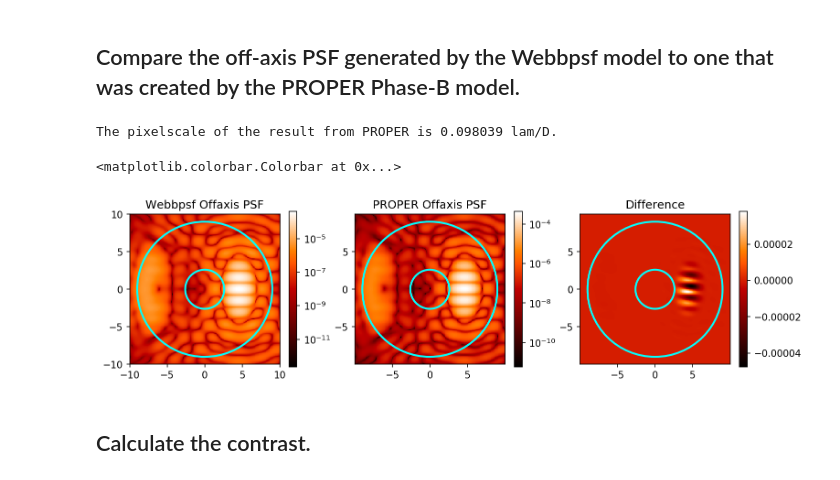
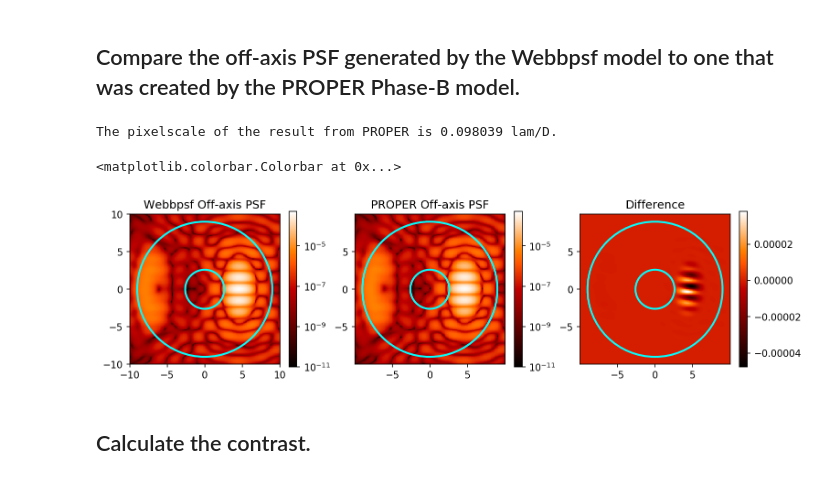
Before and after one commit to spacetelescope/webbpsf, a Jupyter notebook: notebooks/RomanCGI_F730_tests.ipynb, the cells around one changed output. Drawn from its saved outputs; the diff is of its cells as text; code cells hidden in the pictures.

```diff
--- a/notebooks/Roman_F730_tests.ipynb
+++ b/notebooks/RomanCGI_F730_tests.ipynb
@@ -50,19 +38,0 @@ plt.imshow(f730spm_data)
-# %%
-# Next is the FPM file for which the pixel scale must be calculated first based on lambda/D information
-lamc = 730e-9*u.m
-D = 2.3631*u.m
-lamD730 = lamc/D
-mas_per_lamD = lamc * 360.0 * 3600.0 / (2 * np.pi * D) * 1000    # mas per lambda0/D
-as_per_lamD = lamc * 360.0 * 3600.0 / (2 * np.pi * D)    # as per lambda0/D
-f730fpm_pxscl = (lamD730/100*u.radian).to(u.arcsecond)
-print(f730fpm_pxscl, f730fpm_pxscl.value/as_per_lamD)
-
-f730fpm_fname = f730dir/'FPM_res100_SPC-20190130.fits'
-f730fpm = fits.open(f730fpm_fname, mode='update')
-
-f730fpm_data = f730fpm[0].data
-f730fpm[0].header['PIXSCALE'] = f730fpm_pxscl.value
-
-f730fpm.close()
-
-plt.imshow(f730fpm_data)
@@ -213,44 +205,45 @@ The pixelscale of the images generated are 0.098039 lam/D
 # %% [markdown]
 ## Compare the off-axis PSF generated by the Webbpsf model to one that was created by the PROPER Phase-B model.
 # %%
-proper_spc730 = fits.getdata('proper_spcf730_result.fits')
-proper_spc730_hdr = fits.getheader('proper_spcf730_result.fits')
-print('The pixelscale of the result from PROPER is {:0.5} lam/D.'.format(proper_spc730_hdr['PIXSCALE']))
+proper_psf_fpath = f730dir/'proper_spcf730_offax_result.fits'
+proper_spc_offax = fits.getdata(proper_psf_fpath)
+proper_spc_offax_hdr = fits.getheader(proper_psf_fpath)
+print('The pixelscale of the result from PROPER is {:0.5} lam/D.'.format(proper_spc_offax_hdr['PIXSCALE']))
 
 # trim the PROPER result to match the dimensions of the Webbpsf result
-trim = int( (proper_spc730.shape[0] - monopsf_offax[0][0].data.shape[0])/2 )
-proper_spc730 = proper_spc730[trim:-trim,trim:-trim]
+trim = int( (proper_spc_offax.shape[0] - monopsf_offax[0][0].data.shape[0])/2 )
+proper_spc_offax = proper_spc_offax[trim:-trim,trim:-trim]
 
 fig, ax  = plt.subplots(nrows=1, ncols=3, figsize=(12,4), dpi=150)
-
+norm = LogNorm(vmax=5e-4, vmin=1e-11)
 exmax = fov_as/as_per_lamD.value/2
 extent = [-exmax,exmax,-exmax,exmax]
 
-im = ax[0].imshow(monopsf_offax[0][0].data, norm=LogNorm(), cmap=plt.get_cmap('gist_heat'), extent=extent)
+im = ax[0].imshow(monopsf_offax[0][0].data, norm=norm, cmap=plt.get_cmap('gist_heat'), extent=extent)
 ax[0].add_patch(Circle((0,0),2.6,edgecolor='cyan', facecolor='none', linewidth=2))
 ax[0].add_patch(Circle((0,0),9,edgecolor='cyan', facecolor='none', linewidth=2))
-ax[0].set_title('Webbpsf Offaxis PSF')
+ax[0].set_title('Webbpsf Off-axis PSF')
 fig.colorbar(im, ax=ax[0], shrink=0.75)
 
-exmax = proper_spc730_hdr['PIXSCALE']*proper_spc730.shape[0]/2 # 0.1lam/D is the pixelscale for the proper result
+exmax = proper_spc_offax_hdr['PIXSCALE']*proper_spc_offax.shape[0]/2 # 0.1lam/D is the pixelscale for the proper result
 extent = [-exmax,exmax,-exmax,exmax]
 
-im = ax[1].imshow(proper_spc730, norm=LogNorm(), cmap=plt.get_cmap('gist_heat'), extent=extent)
+im = ax[1].imshow(proper_spc_offax, norm=norm, cmap=plt.get_cmap('gist_heat'), extent=extent)
 ax[1].add_patch(Circle((0,0),2.6,edgecolor='cyan', facecolor='none', linewidth=2))
 ax[1].add_patch(Circle((0,0),9,edgecolor='cyan', facecolor='none', linewidth=2))
-ax[1].set_title('PROPER Offaxis PSF')
+ax[1].set_title('PROPER Off-axis PSF')
 fig.colorbar(im, ax=ax[1], shrink=0.75)
 
-diff = monopsf_offax[0][0].data - proper_spc730
+diff = monopsf_offax[0][0].data - proper_spc_offax
 im = ax[2].imshow(diff, cmap=plt.get_cmap('gist_heat'), extent=extent)
 ax[2].add_patch(Circle((0,0),2.6,edgecolor='cyan', facecolor='none', linewidth=2))
 ax[2].add_patch(Circle((0,0),9,edgecolor='cyan', facecolor='none', linewidth=2))
 ax[2].set_title('Difference')
 fig.colorbar(im, ax=ax[2], shrink=0.75)
 # %% [output]
 The pixelscale of the result from PROPER is 0.098039 lam/D.
 <matplotlib.colorbar.Colorbar at 0x...>
-[figure, old version]
+[figure, new version]
 # %% [markdown]
 ## Calculate the contrast.
 # %%
```
Also changed, not shown: parts of 13 cells of this notebook, 7 other files.
